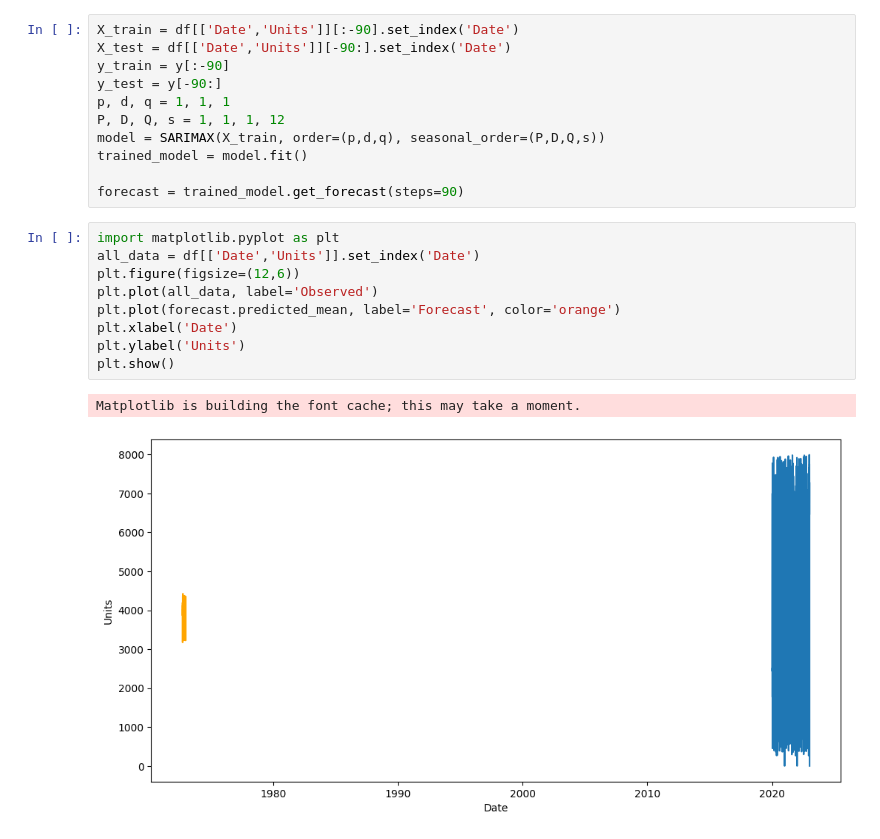
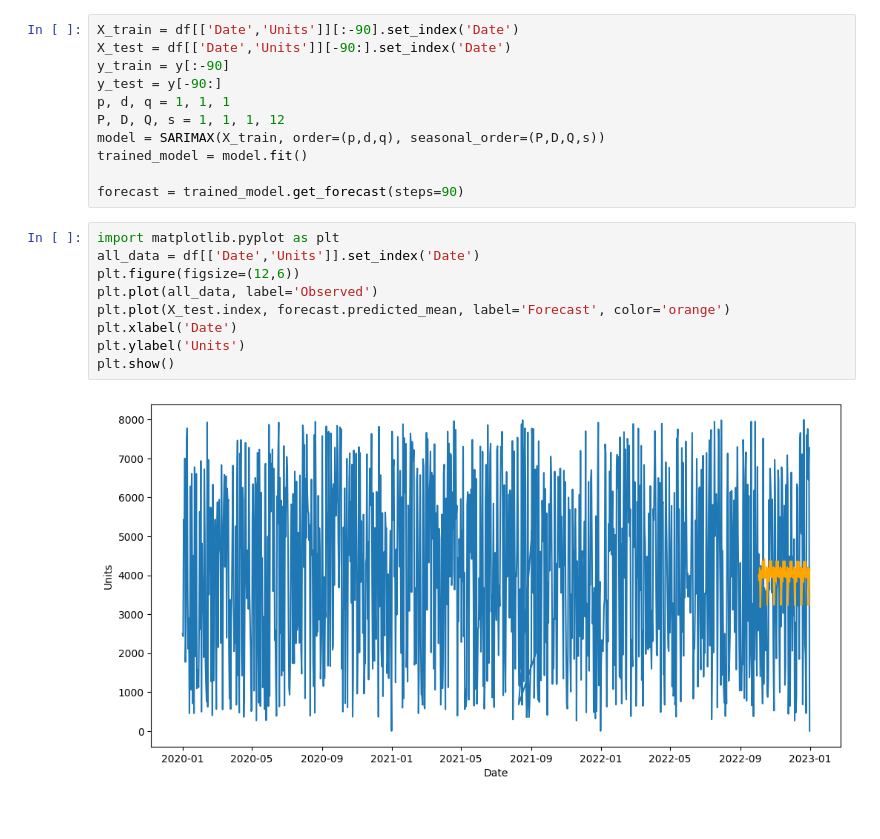
Before and after one commit to Azidalus/Demand-Forecasting-Web-app, a Jupyter notebook: notebooks/model testing.ipynb, the cells around one changed output. Saved outputs shown, nothing was run; the diff lists cells and outputs as text.

```diff
--- a/notebooks/model testing.ipynb
+++ b/notebooks/model testing.ipynb
@@ -202,12 +202,11 @@ forecast = trained_model.get_forecast(steps=90)
 # %%
 import matplotlib.pyplot as plt
 all_data = df[['Date','Units']].set_index('Date')
 plt.figure(figsize=(12,6))
 plt.plot(all_data, label='Observed')
-plt.plot(forecast.predicted_mean, label='Forecast', color='orange')
+plt.plot(X_test.index, forecast.predicted_mean, label='Forecast', color='orange')
 plt.xlabel('Date')
 plt.ylabel('Units')
 plt.show()
 # %% [output]
-Matplotlib is building the font cache; this may take a moment.
-[figure, old version]
+[figure, new version]
```
Also changed, not shown: parts of 3 cells of this notebook.
